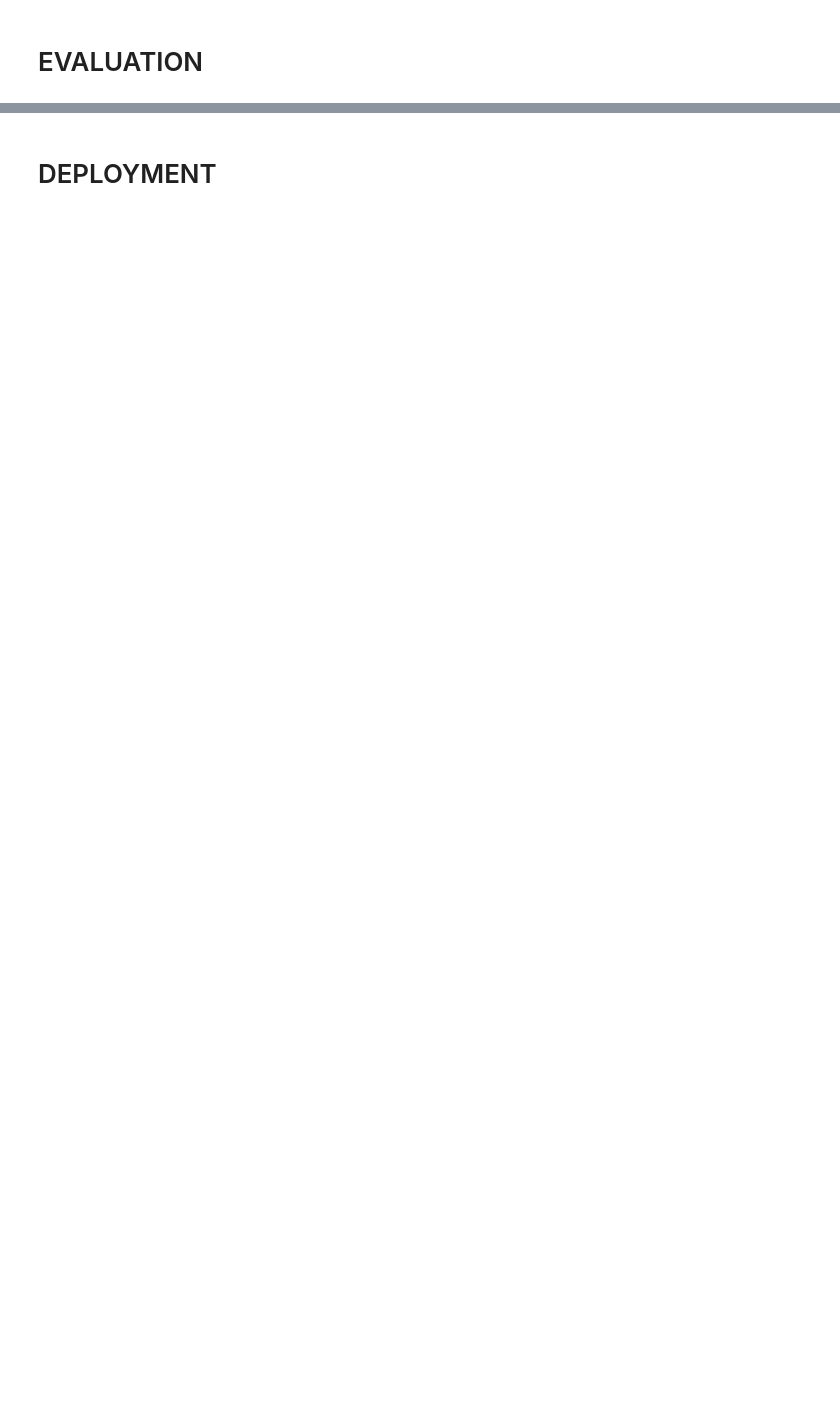
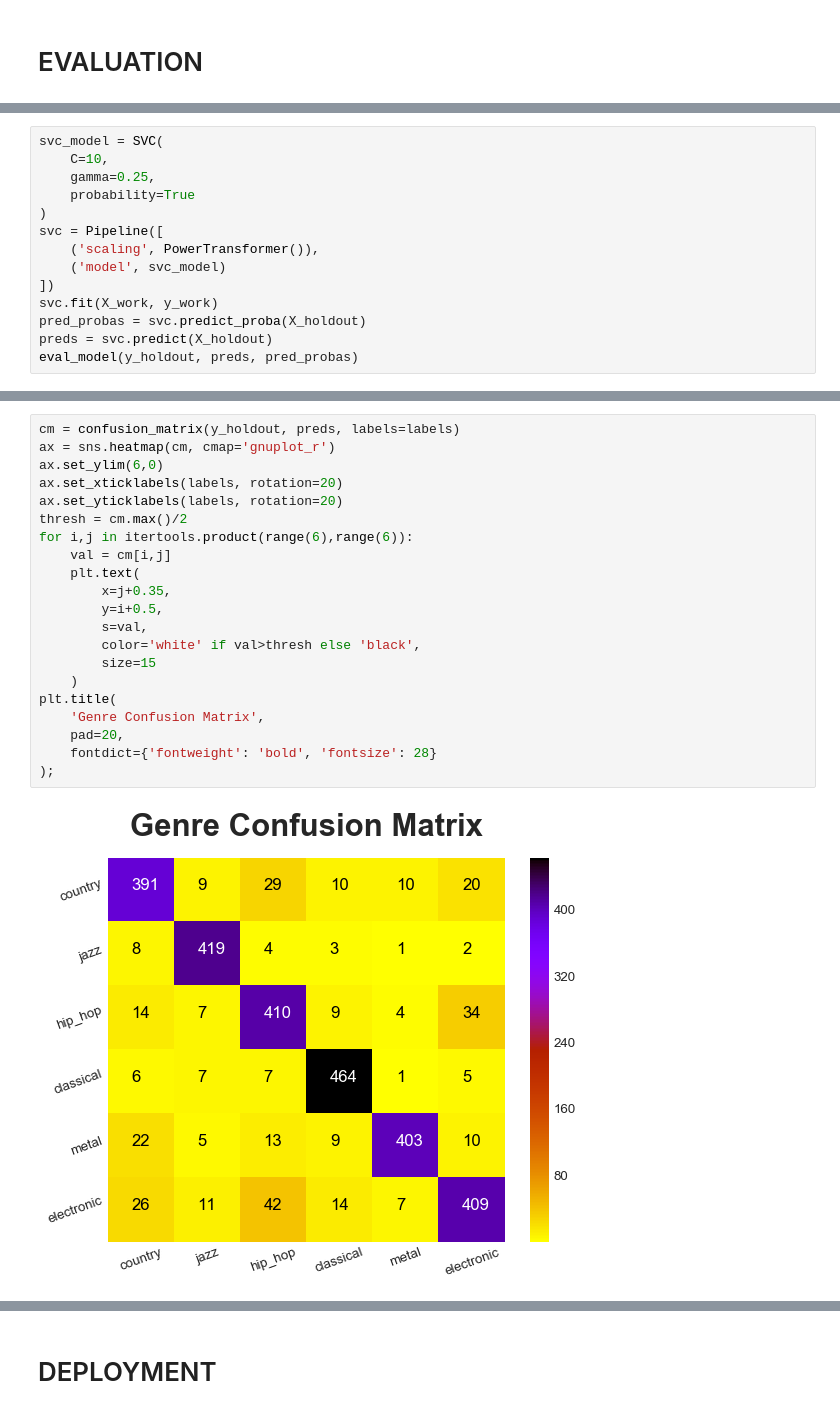
Before and after one commit to Patrickbfuller/classify_genre, a Jupyter notebook: genres.ipynb, the cells around one changed output, grey strips where cells are left out. Saved outputs shown, nothing was run; the diff lists cells and outputs as text; blank space fills up the shorter version.

Commit message:
add confusion matrix

```diff
--- a/genres.ipynb
+++ b/genres.ipynb
@@ -632,0 +590,14 @@ list(zip(genres.keys(), js))
+# %%
+svc_model = SVC(
+    C=10,
+    gamma=0.25,
+    probability=True
+)
+svc = Pipeline([
+    ('scaling', PowerTransformer()),
+    ('model', svc_model)
+])
+svc.fit(X_work, y_work)
+pred_probas = svc.predict_proba(X_holdout)
+preds = svc.predict(X_holdout)
+eval_model(y_holdout, preds, pred_probas)
@@ -632,0 +612,23 @@ list(zip(genres.keys(), js))
+# %%
+cm = confusion_matrix(y_holdout, preds, labels=labels)
+ax = sns.heatmap(cm, cmap='gnuplot_r')
+ax.set_ylim(6,0)
+ax.set_xticklabels(labels, rotation=20)
+ax.set_yticklabels(labels, rotation=20)
+thresh = cm.max()/2
+for i,j in itertools.product(range(6),range(6)):
+    val = cm[i,j]
+    plt.text(
+        x=j+0.35,
+        y=i+0.5,
+        s=val,
+        color='white' if val>thresh else 'black',
+        size=15
+    )
+plt.title(
+    'Genre Confusion Matrix',
+    pad=20,
+    fontdict={'fontweight': 'bold', 'fontsize': 28}
+);
+# %% [output]
+[figure, added]
```
Also changed, not shown: parts of 26 cells of this notebook.
